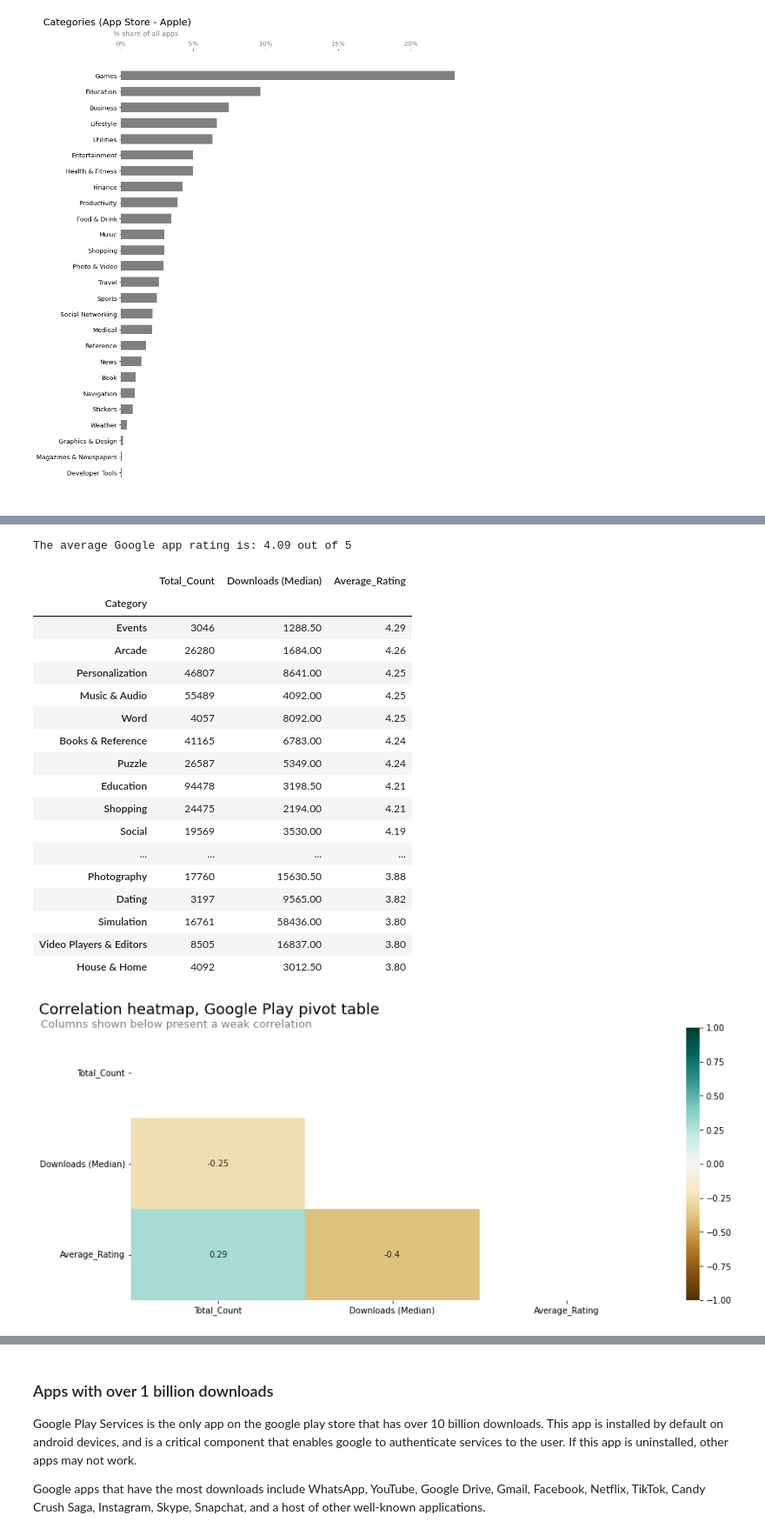
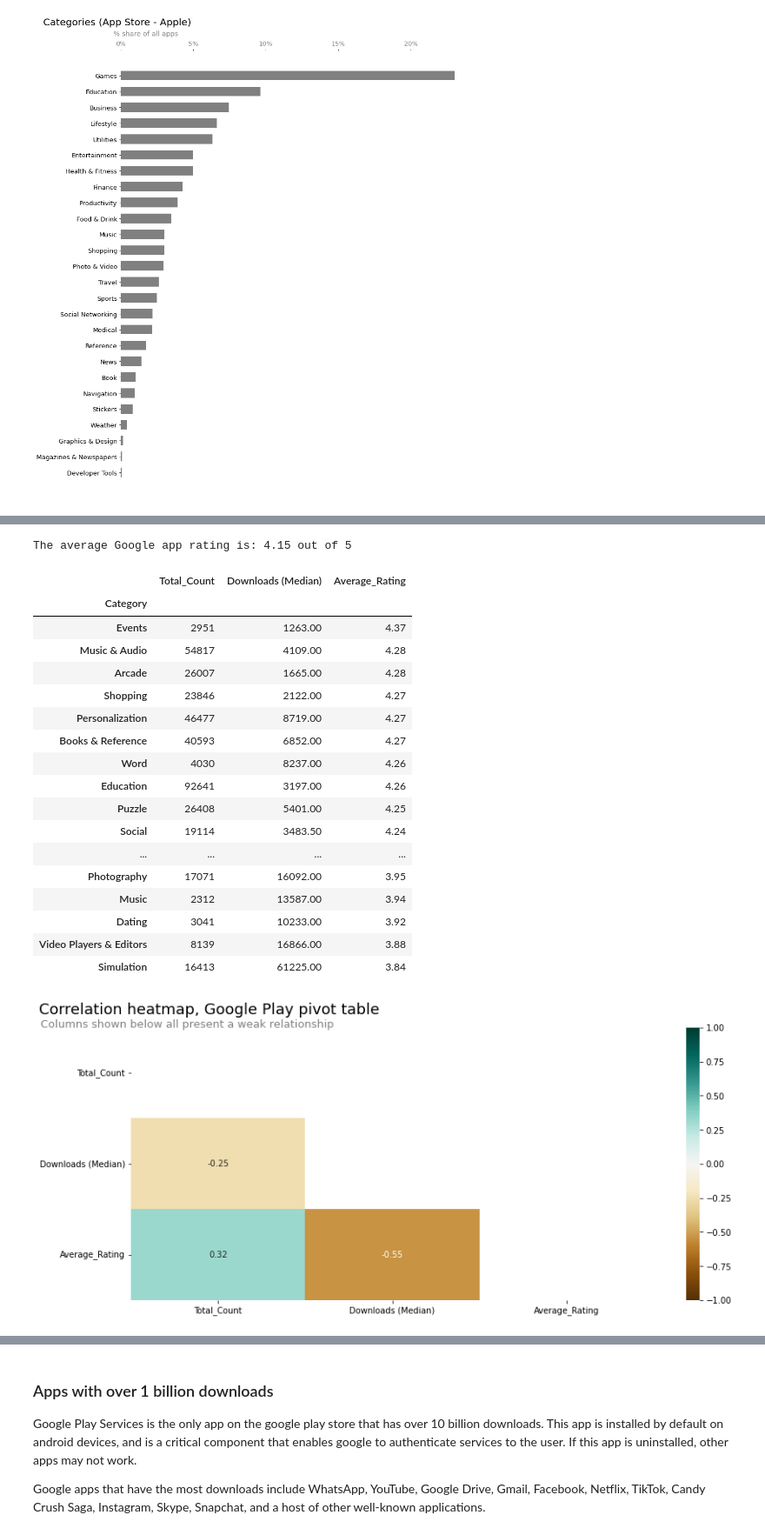
Before and after one commit to paul-trood/Portfolio-Mobile_app_recommendations, a Jupyter notebook: app_profile.ipynb, the cells around one changed output, grey strips where cells are left out. Shown at 87% size. Drawn from its saved outputs; the diff is of its cells as text; code cells hidden in the pictures.

```diff
--- a/app_profile.ipynb
+++ b/app_profile.ipynb
@@ -412,43 +436,43 @@ A negative correlation indicates the opposite: If a value increases, the other v
 # %%
 pd.options.display.float_format = '{:.2f}'.format
 
-category_pivot_table = csv.pivot_table\
+category_pivot_table = android.pivot_table\
 (index = "Category", aggfunc = {"Category" : "count", "Rating" : "mean", "Maximum Installs": "median"})
 
 category_pivot_table = category_pivot_table.rename\
 (columns={"Category":"Total_Count", "Rating":"Average_Rating", "Maximum Installs":"Downloads (Median)"})
 category_pivot_table = category_pivot_table.sort_values(by = "Average_Rating", ascending = False)
 
-print("The average Google app rating is:", round(csv["Rating"].mean(), 2), "out of 5")
+print("The average Google app rating is:", round(android["Rating"].mean(), 2), "out of 5")
 category_pivot_table
 # %% [output]
-The average Google app rating is: 4.09 out of 5
+The average Google app rating is: 4.15 out of 5
 |  | Total_Count | Downloads (Median) | Average_Rating |
 | Category |  |  |  |
-| Events | 3046 | 1288.50 | 4.29 |
-| Arcade | 26280 | 1684.00 | 4.26 |
-| Personalization | 46807 | 8641.00 | 4.25 |
-| Music & Audio | 55489 | 4092.00 | 4.25 |
-| Word | 4057 | 8092.00 | 4.25 |
-| Books & Reference | 41165 | 6783.00 | 4.24 |
-| Puzzle | 26587 | 5349.00 | 4.24 |
-| Education | 94478 | 3198.50 | 4.21 |
-| Shopping | 24475 | 2194.00 | 4.21 |
-| Social | 19569 | 3530.00 | 4.19 |
+| Events | 2951 | 1263.00 | 4.37 |
+| Music & Audio | 54817 | 4109.00 | 4.28 |
+| Arcade | 26007 | 1665.00 | 4.28 |
+| Shopping | 23846 | 2122.00 | 4.27 |
+| Personalization | 46477 | 8719.00 | 4.27 |
+| Books & Reference | 40593 | 6852.00 | 4.27 |
+| Word | 4030 | 8237.00 | 4.26 |
+| Education | 92641 | 3197.00 | 4.26 |
+| Puzzle | 26408 | 5401.00 | 4.25 |
+| Social | 19114 | 3483.50 | 4.24 |
 | ... | ... | ... | ... |
-| Photography | 17760 | 15630.50 | 3.88 |
-| Dating | 3197 | 9565.00 | 3.82 |
-| Simulation | 16761 | 58436.00 | 3.80 |
-| Video Players & Editors | 8505 | 16837.00 | 3.80 |
-| House & Home | 4092 | 3012.50 | 3.80 |
+| Photography | 17071 | 16092.00 | 3.95 |
+| Music | 2312 | 13587.00 | 3.94 |
+| Dating | 3041 | 10233.00 | 3.92 |
+| Video Players & Editors | 8139 | 16866.00 | 3.88 |
+| Simulation | 16413 | 61225.00 | 3.84 |
 # %%
 plt.figure(figsize=(14, 6))
 mask = np.triu(np.ones_like(category_pivot_table.corr(), dtype=bool))
 heatmap = sns.heatmap(category_pivot_table.corr(), mask=mask, vmin=-1, vmax=1, annot=True, cmap='BrBG')
 heatmap.set_title("Correlation heatmap, Google Play pivot table", fontdict={'fontsize':18}, pad=16, x = 0.15)
-plt.text(-0.52, 0, "Columns shown below present a weak correlation", size = 13, color = "grey")
+plt.text(-0.52, 0, "Columns shown below all present a weak relationship", size = 13, color = "grey")
 plt.yticks(rotation = 0)
 
 plt.show()
 # %% [output]
-[figure, old version]
+[figure, new version]
```
Also changed, not shown: parts of 70 cells of this notebook.
